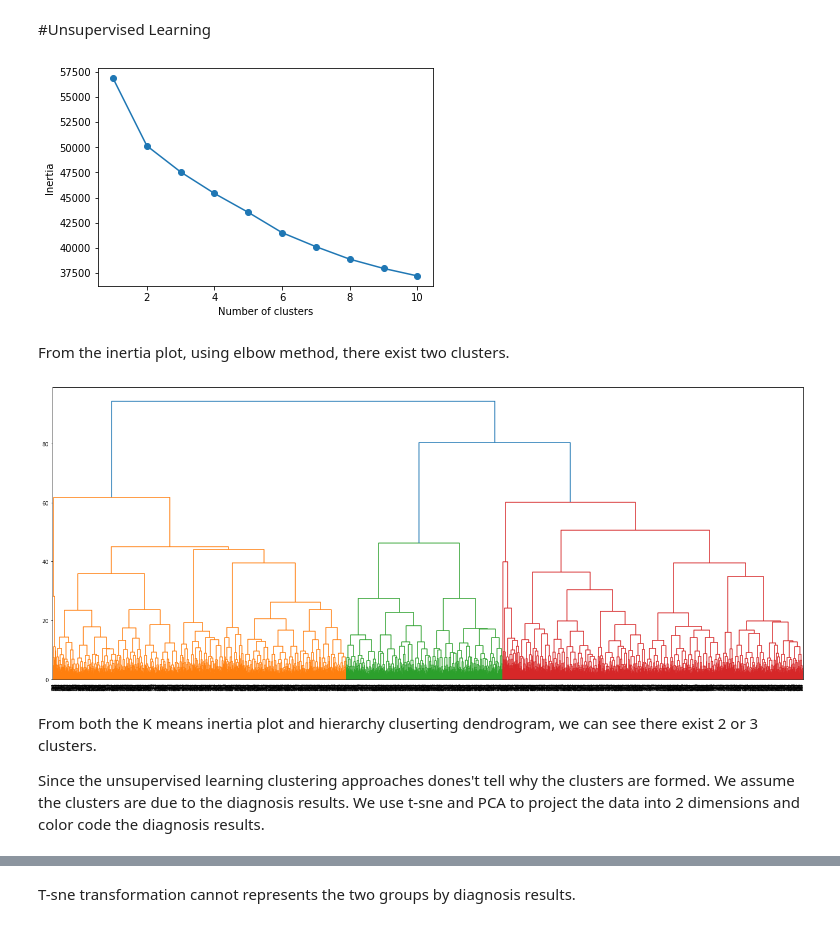
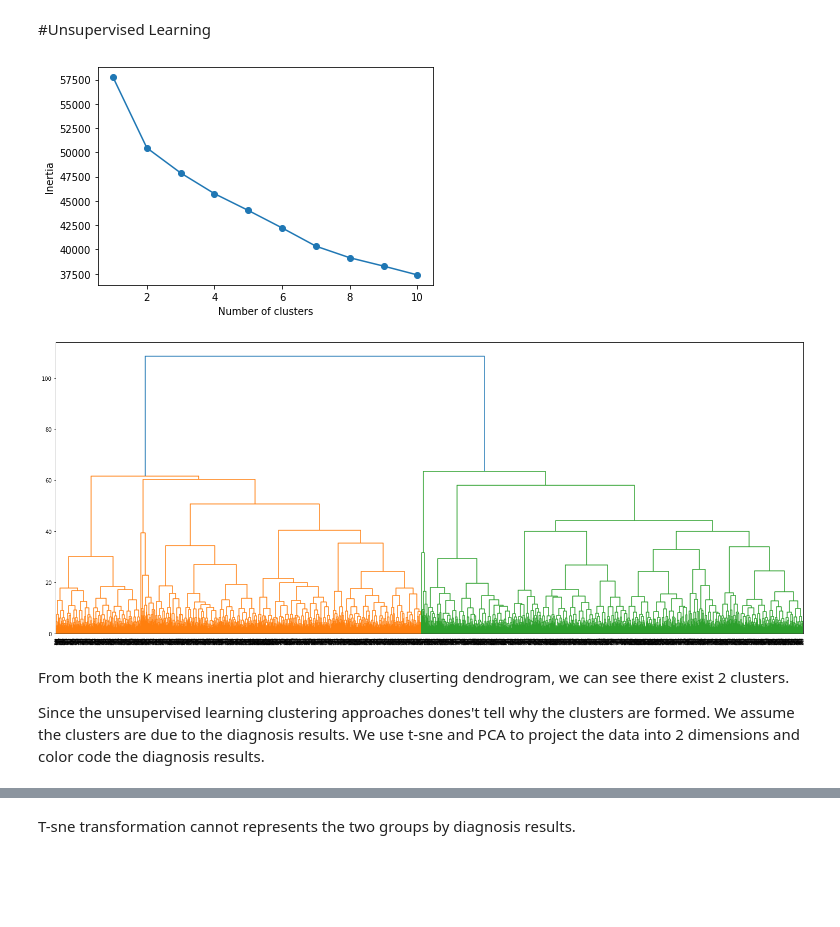
Before and after one commit to ElvesJohn/MachineLearningCW, a Jupyter notebook: MachineLearningColab.ipynb, the cells around one changed output, grey strips where cells are left out. Saved outputs shown, nothing was run; the diff lists cells and outputs as text; code cells hidden in the pictures; blank space fills up the shorter version.

```diff
--- a/MachineLearningColab.ipynb
+++ b/MachineLearningColab.ipynb
@@ -355,7 +353,7 @@ from sklearn.cluster import KMeans
 # Compute the inertia on the data for different numbers of clusters
 inertias = []
 for k in range(1, 11):
-    kmeans = KMeans(n_clusters=k, random_state=0).fit(train_feature_reduced.drop('Diagnosis', axis=1))
+    kmeans = KMeans(n_clusters=k, random_state=0).fit(train_feature_reduced)
     inertias.append(kmeans.inertia_)
 
 # Plot the inertia for each number of clusters
@@ -364,22 +362,20 @@ plt.xlabel('Number of clusters')
 plt.ylabel('Inertia')
 plt.show()
 # %% [output]
-[figure, old version]
+[figure, new version]
-# %% [markdown]
-From the inertia plot, using elbow method, there exist two clusters.
 # %%
 from scipy.cluster.hierarchy import linkage, dendrogram
 # Compute the linkage matrix
-Z = linkage(train_feature_reduced.drop('Diagnosis', axis=1), method='ward')
+Z = linkage(train_feature_reduced, method='ward')
 
 # Plot the dendrogram
 plt.figure(figsize=(25, 10))
 dendrogram(Z)
 plt.show()
 # %% [output]
-[figure, old version]
+[figure, new version]
 # %% [markdown]
-From both the K means inertia plot and hierarchy cluserting dendrogram, we can see there exist 2 or 3 clusters.
+From both the K means inertia plot and hierarchy cluserting dendrogram, we can see there exist 2 clusters.
 
 Since the unsupervised learning clustering approaches dones't tell why the clusters are formed. We assume the clusters are due to the diagnosis results. We use t-sne and PCA to project the data into 2 dimensions and color code the diagnosis results.
 # %%
```
Also changed, not shown: parts of 9 cells of this notebook.
